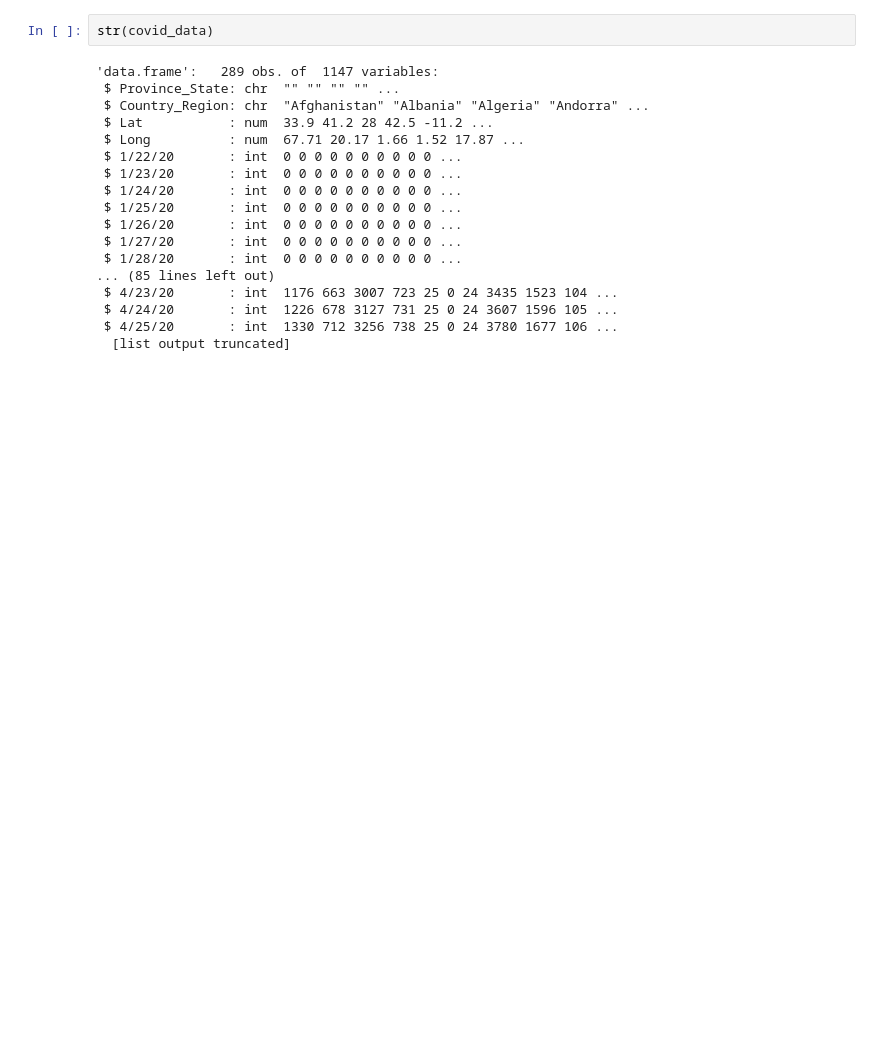
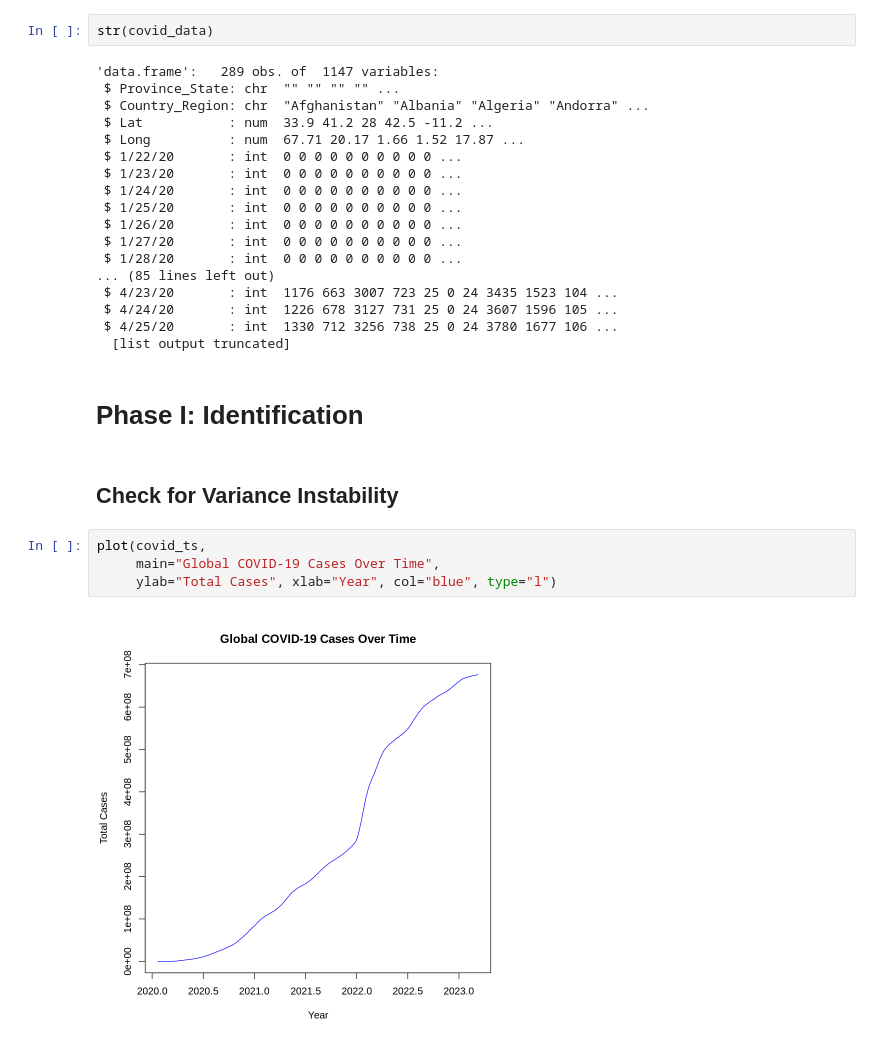
Before and after one commit to BadriAmouri/covid19-time-series-forecasting, a Jupyter notebook: Individual_Project_Time_Series_Badri_Amouri.ipynb, the cells around one changed output. Cells and saved outputs as stored; diff of their text form; blank space fills up the shorter version.

```diff
--- a/Individual_Project_Time_Series_Badri_Amouri.ipynb
+++ b/Individual_Project_Time_Series_Badri_Amouri.ipynb
@@ -228,3 +228,13 @@ str(covid_data)
  $ 4/24/20       : int  1226 678 3127 731 25 0 24 3607 1596 105 ...
  $ 4/25/20       : int  1330 712 3256 738 25 0 24 3780 1677 106 ...
   [list output truncated]
+# %% [markdown]
+# Phase I: Identification
+# %% [markdown]
+##  Check for Variance Instability
+# %%
+plot(covid_ts,
+     main="Global COVID-19 Cases Over Time",
+     ylab="Total Cases", xlab="Year", col="blue", type="l")
+# %% [output]
+[figure, added]
```
Also changed, not shown: parts of 47 cells of this notebook.
